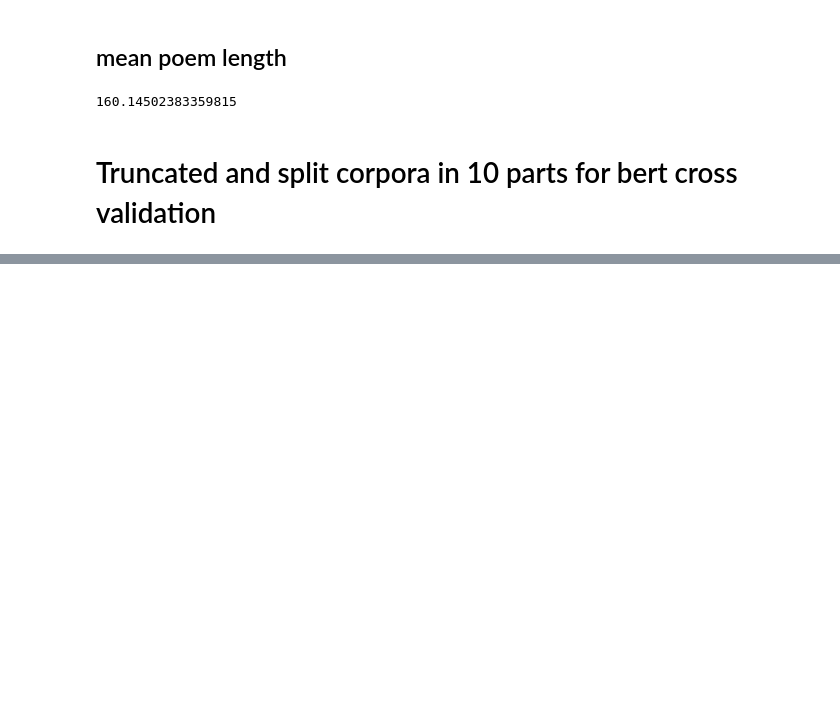
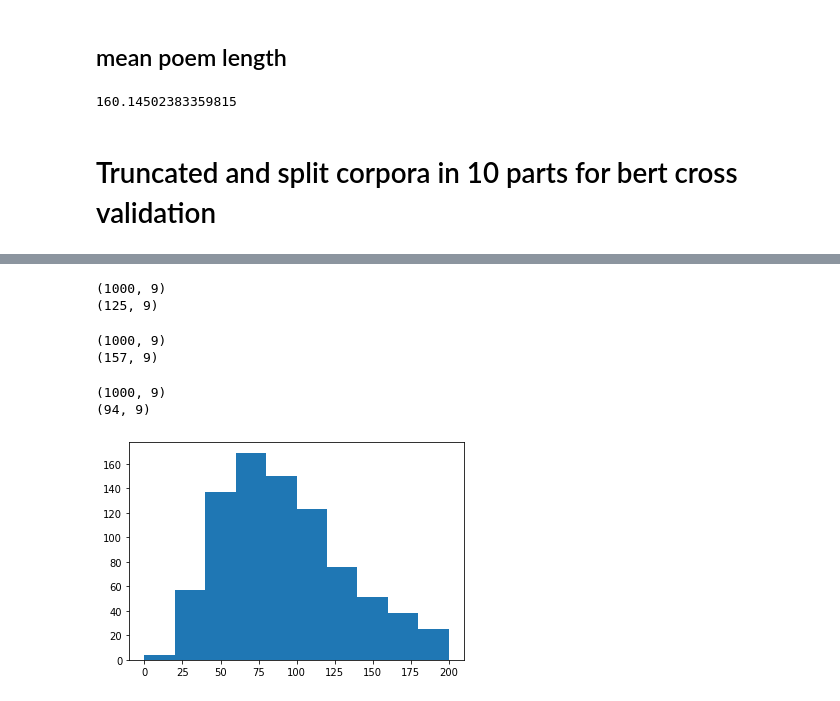
Before and after one commit to realjanpaulus/bertpoems, a Jupyter notebook: app/poems_preprocessing.ipynb, the cells around one changed output, grey strips where cells are left out. Drawn from its saved outputs; the diff is of its cells as text; code cells hidden in the pictures; blank space fills up the shorter version.

```diff
--- a/app/poems_preprocessing.ipynb
+++ b/app/poems_preprocessing.ipynb
@@ -466,0 +473,29 @@ save_splits(year_splits, "epochyear")
+# %%
+corpus = pd.read_csv("../corpora/german_modern_poems_epochpoet.csv")
+# %%
+express = corpus[corpus.epoch_poet == "Expressionismus"]
+jahr = corpus[corpus.epoch_poet == "Jahrhundertwende"]
+natur = corpus[corpus.epoch_poet == "Naturalismus"]
+# %%
+print(jahr.shape)
+print(jahr[jahr.poemlength <= 50].shape)
+# %% [output]
+(1000, 9)
+(125, 9)
+# %%
+print(natur.shape)
+print(natur[natur.poemlength <= 50].shape)
+# %% [output]
+(1000, 9)
+(157, 9)
+# %%
+print(express.shape)
+print(express[express.poemlength <= 50].shape)
+# %% [output]
+(1000, 9)
+(94, 9)
+# %%
+plt.hist(jahr, range=[0, 200])
+plt.show()
+# %% [output]
+[figure, added]
```
Also changed, not shown: parts of 4 cells of this notebook, 16 other files.
